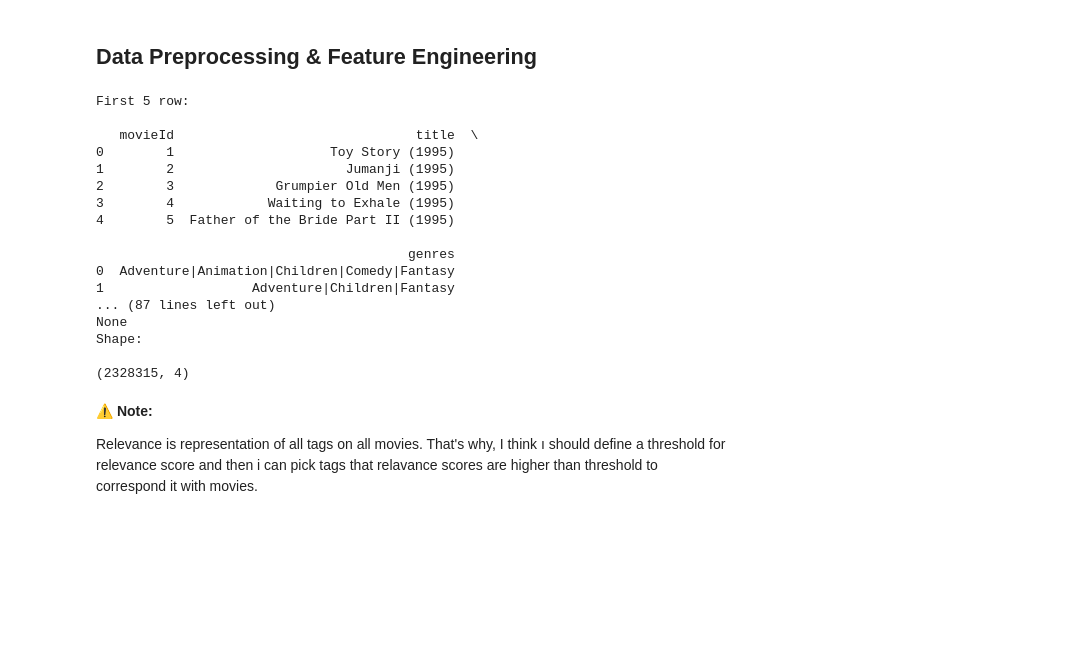
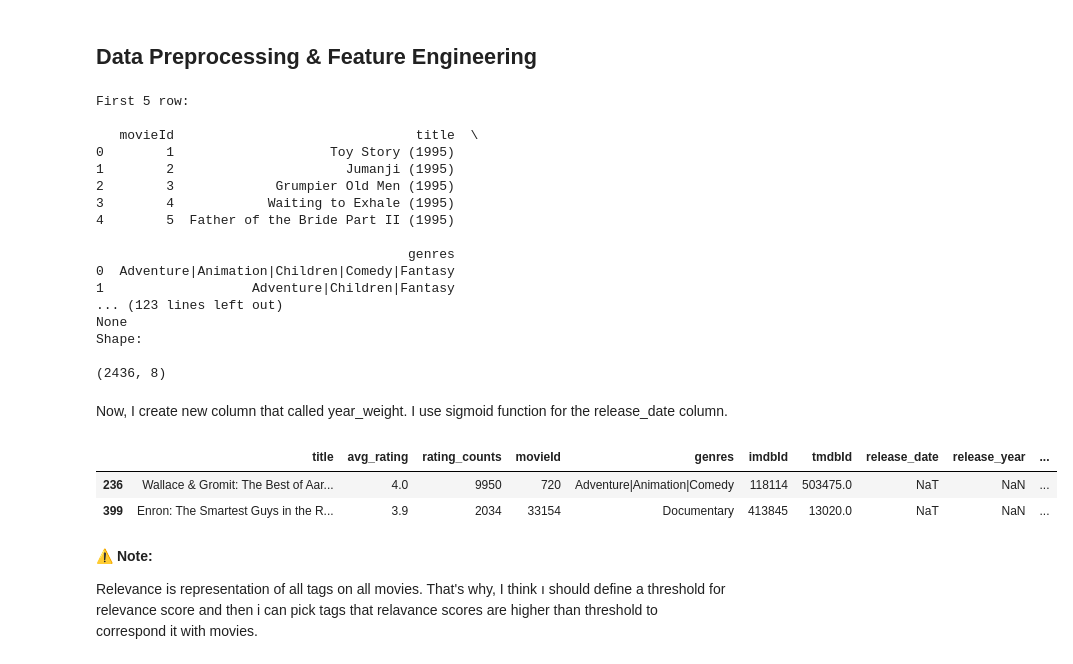
Before and after one commit to fsezgin/jellyfin-movie-recommender, a Jupyter notebook: notebooks/content-based.ipynb, the cells around one changed output. Drawn from its saved outputs; the diff is of its cells as text; code cells hidden in the pictures; blank space fills up the shorter version.

```diff
--- a/notebooks/content-based.ipynb
+++ b/notebooks/content-based.ipynb
@@ -12,17 +12,20 @@ import seaborn as sns
 MOVIES_PATH = r"C:\Users\lunaf\Desktop\Projects\jellyfin-movie-recommender\data\raw\movies.csv"
 GENOME_TAGS_PATH = r"C:\Users\lunaf\Desktop\Projects\jellyfin-movie-recommender\data\raw\genome-tags.csv"
 GENOME_SCORES_PATH = r"C:\Users\lunaf\Desktop\Projects\jellyfin-movie-recommender\data\raw\genome-scores.csv"
+MOVIES_WITH_YEAR_PATH = r"C:\Users\lunaf\Desktop\Projects\jellyfin-movie-recommender\data\processed\merged_df_full.csv"
 TAGS_PATH =r"C:\Users\lunaf\Desktop\Projects\jellyfin-movie-recommender\data\raw\tags.csv"
 RELEVANCE_THRESHOLD = 0.85
+CURRENT_YEAR = 2025
 # %%
 movies_df = pd.read_csv(MOVIES_PATH)
 genome_tags_df = pd.read_csv(GENOME_TAGS_PATH)
 genome_scores_df = pd.read_csv(GENOME_SCORES_PATH)
 tags_df = pd.read_csv(TAGS_PATH)
+movies_with_year_df = pd.read_csv(MOVIES_WITH_YEAR_PATH)
 # %% [markdown]
 ## Data Preprocessing & Feature Engineering
 # %%
-df_list = [movies_df, genome_tags_df, genome_scores_df, tags_df]
+df_list = [movies_df, genome_tags_df, genome_scores_df, tags_df, movies_with_year_df]
 
 for df in df_list:
     print("First 5 row:\n")
@@ -44,11 +47,23 @@ First 5 row:
                                         genres
 0  Adventure|Animation|Children|Comedy|Fantasy
 1                   Adventure|Children|Fantasy
-... (87 lines left out)
+... (123 lines left out)
 None
 Shape:
 
-(2328315, 4)
+(2436, 8)
+# %% [markdown]
+Now, I create new column that called year_weight. I use sigmoid function for the release_date column.
+# %%
+movies_with_year_df['release_date'] = pd.to_numeric(
+    movies_with_year_df['release_date'], errors='coerce', downcast='integer'
+)
+# %%
+movies_with_year_df[movies_with_year_df['release_date'].isna()]
+# %% [output]
+|  | title | avg_rating | rating_counts | movieId | genres | imdbId | tmdbId | release_date | release_year | ... |
+| 236 | Wallace & Gromit: The Best of Aar... | 4.0 | 9950 | 720 | Adventure|Animation|Comedy | 118114 | 503475.0 | NaT | NaN | ... |
+| 399 | Enron: The Smartest Guys in the R... | 3.9 | 2034 | 33154 | Documentary | 413845 | 13020.0 | NaT | NaN | ... |
 # %% [markdown]
 
 **⚠️ Note:**
```
Also changed, not shown: parts of 23 cells of this notebook, 1 other file.
